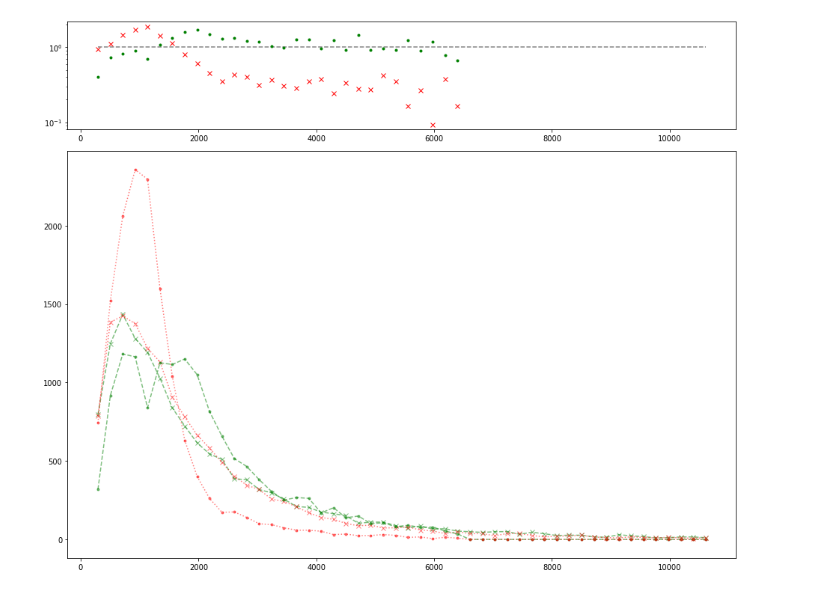
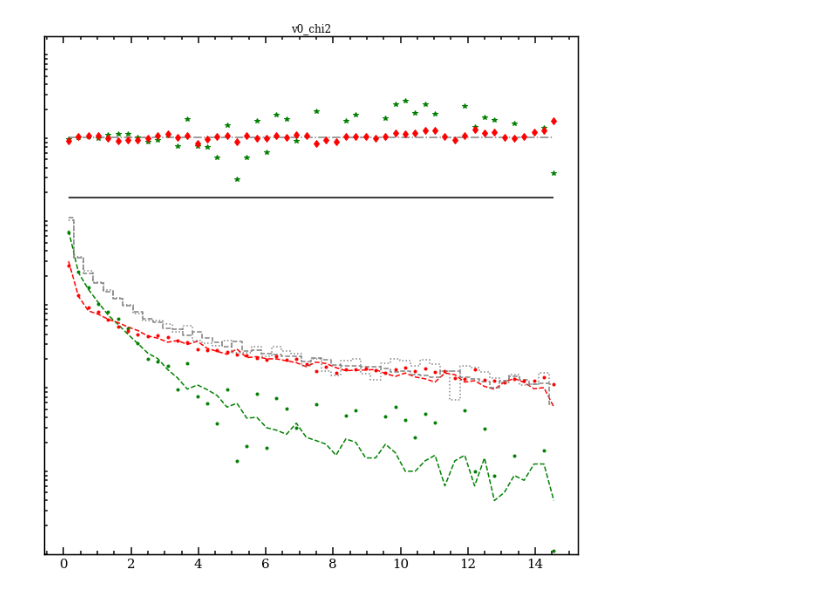
Before and after one commit to Vinther901/PUK, a Jupyter notebook: Distributions_in_MC_and_Data.ipynb, the cells around one changed output. Drawn from its saved outputs; the diff is of its cells as text; code cells hidden in the pictures.

Commit message:
Finalized a plot for distribution in MC and data

```diff
--- a/Distributions_in_MC_and_Data.ipynb
+++ b/Distributions_in_MC_and_Data.ipynb
@@ -109,8 +109,11 @@ def hist(array,bins,bin_range):
     vals, binedges = np.histogram(array,bins=bins,range=bin_range)
     return vals, 0.5*(binedges[:-1]+binedges[1:])
 
-def plot_distribution(mc, data, feature, bins = 100, particle_type = 'Ks'):
-    fig, ax = plt.subplots(figsize=(16,10))
+def plot_distribution(mc, data, feature, bins = 100, particle_type = 'Ks',ax=None,alpha=1,i=None):
+    if not ax:
+        fig, ax = plt.subplots(figsize=(10,10))
+    ax.set_yscale('log')
+
     q = (0.01,0.99)
     mc = mc[mask(mc[feature],np.quantile(mc[feature],q=q))]
     data = data[mask(data[feature],np.quantile(data[feature],q=q))]
@@ -130,44 +133,61 @@ def plot_distribution(mc, data, feature, bins = 100, particle_type = 'Ks'):
     bin_range = (min(feat_mc.min(),feat_data.min()),max(feat_mc.max(),feat_data.max()))
     mc_sig_labels = mc['true'+particle_type].astype(bool)
 
     mc_sig = feat_mc[mc_sig_labels].sample(N)
     mc_bkgr = feat_mc[~mc_sig_labels].sample(N)
 
     data_sig_band = feat_data[mask(data.v0_ks_mass,signal_range)].sample(N+N_bkgr)
     data_side_band = pd.concat([feat_data[mask(data.v0_ks_mass,side_band_r)].sample(N_bkgr//2),feat_data[mask(data.v0_ks_mass,side_band_l)].sample(N_bkgr//2)])
     data_bkgr = feat_data[(data.v0_ks_mass > side_band_r[0])|(data.v0_ks_mass < side_band_l[1])].sample(N)
 
     mc_sig_vals, mc_sig_binc = hist(mc_sig,bins=bins,bin_range=bin_range)
     mc_bkgr_vals, mc_bkgr_binc = hist(mc_bkgr,bins=bins,bin_range=bin_range)
     mc_vals, mc_binc = hist(pd.concat([mc_sig,mc_bkgr]),bins=bins,bin_range=bin_range)
 
     data_sig_band_vals, data_sig_band_binc = hist(data_sig_band,bins=bins,bin_range=bin_range)
     data_side_band_vals, data_side_band_binc = hist(data_side_band,bins=bins,bin_range=bin_range)
 
     data_sig_vals, data_sig_binc = data_sig_band_vals - data_side_band_vals, data_sig_band_binc
 
     data_bkgr_vals, data_bkgr_binc = hist(data_bkgr,bins=bins,bin_range=bin_range)
 #     data_vals, data_binc = hist(pd.concat([data_sig,data_bkgr]),bins=bins,bin_range=bin_range)
 
-    ax.plot(mc_sig_binc,mc_sig_vals,'gx',ls='dashed',alpha=0.5)
-    ax.plot(mc_bkgr_binc,mc_bkgr_vals,'rx',ls='dotted',alpha=0.5)
-#     ax.plot(mc_binc,mc_vals,ls='dashdot',c='k')
+    ax.plot(mc_sig_binc,mc_sig_vals,'g',ls='dashed',alpha=alpha,label='MC signal')
+    ax.plot(mc_bkgr_binc,mc_bkgr_vals,'r',ls='dashed',alpha=alpha,label='MC background')
+    ax.step(mc_binc,mc_vals,ls='dashed',c='grey',where='mid',label='MC')
 
-    ax.plot(data_sig_binc,data_sig_vals,'g.',ls='dashed',alpha=0.5)
-    ax.plot(data_bkgr_binc,data_bkgr_vals,'r.',ls='dotted',alpha=0.5)
-#     ax.plot(data_binc,data_vals,ls='dashdot',c='k')
+    ax.plot(data_sig_binc,data_sig_vals,'g.',alpha=alpha,label='Data signal')#,ls='dotted',alpha=0.5)
+    ax.plot(data_bkgr_binc,data_bkgr_vals,'r.',alpha=alpha,label='Data background')#,ls='dotted',alpha=0.5)
+    ax.step(data_sig_binc,data_sig_vals + data_bkgr_vals,ls='dotted',c='grey',where='mid',label='data')
 
-#     ax.set_yscale('log')
+    ax.set(ylim=(0.9,150*max((data_sig_vals + data_bkgr_vals).max(),mc_vals.max())),
+          title=feature)
 
-    ax_res = plt.axes((0.125,1-0.08,1-0.225,0.2))
-#     ax_res.set(ylim=(0,2))
+#     ax_res = plt.axes((0.1,-0.13,0.85,0.25))
+    ax_res = ax.twinx()
+    ax_res.set(ylim=(1e-7,5e1))
     ax_res.set_yscale('log')
 
-    ax_res.plot(data_sig_binc,data_sig_vals/mc_sig_vals,'g.')
-    ax_res.plot(data_bkgr_binc,data_bkgr_vals/mc_bkgr_vals,'rx',zorder=-1)
-    ax_res.hlines(1,min(data_sig_binc),max(data_sig_binc),ls='--',color='grey')
+    ax.set_yticks([])
+    ax.set_yticklabels([])
+    ax_res.set_yticks([])
+    ax_res.set_yticklabels([])
+#     ax_res.set_yticks([1e1,1,1e-1])
 
 
-plot_distribution(mc,data,'v0_p',bins=50)
+    frac_sig = data_sig_vals/mc_sig_vals
+    frac_bkgr = data_bkgr_vals/mc_bkgr_vals
+
+    ax_res.plot(data_sig_binc[frac_sig>=1e-1],frac_sig[frac_sig>=1e-1],'g*',marker='*',alpha=alpha,label='signal data/mc ratio')
+    ax_res.plot(data_bkgr_binc[frac_bkgr>=1e-1],frac_bkgr[frac_bkgr>=1e-1],'rd',marker='d',alpha=alpha,label='background data/mc ratio')
+    ax_res.hlines(1,min(data_sig_binc),max(data_sig_binc),ls='dashdot',color='grey')
+    ax_res.hlines(1e-1,min(data_sig_binc),max(data_sig_binc),color='k')
+
+    if i==2:
+        ax_res.legend(loc=3,framealpha=0.1)
+        ax.legend(loc=4,framealpha=0.1)
+
+
+plot_distribution(mc,data,'v0_chi2',bins=50)
 # %% [output]
-[figure, old version]
+[figure, new version]
```
Also changed, not shown: parts of 4 cells of this notebook.
